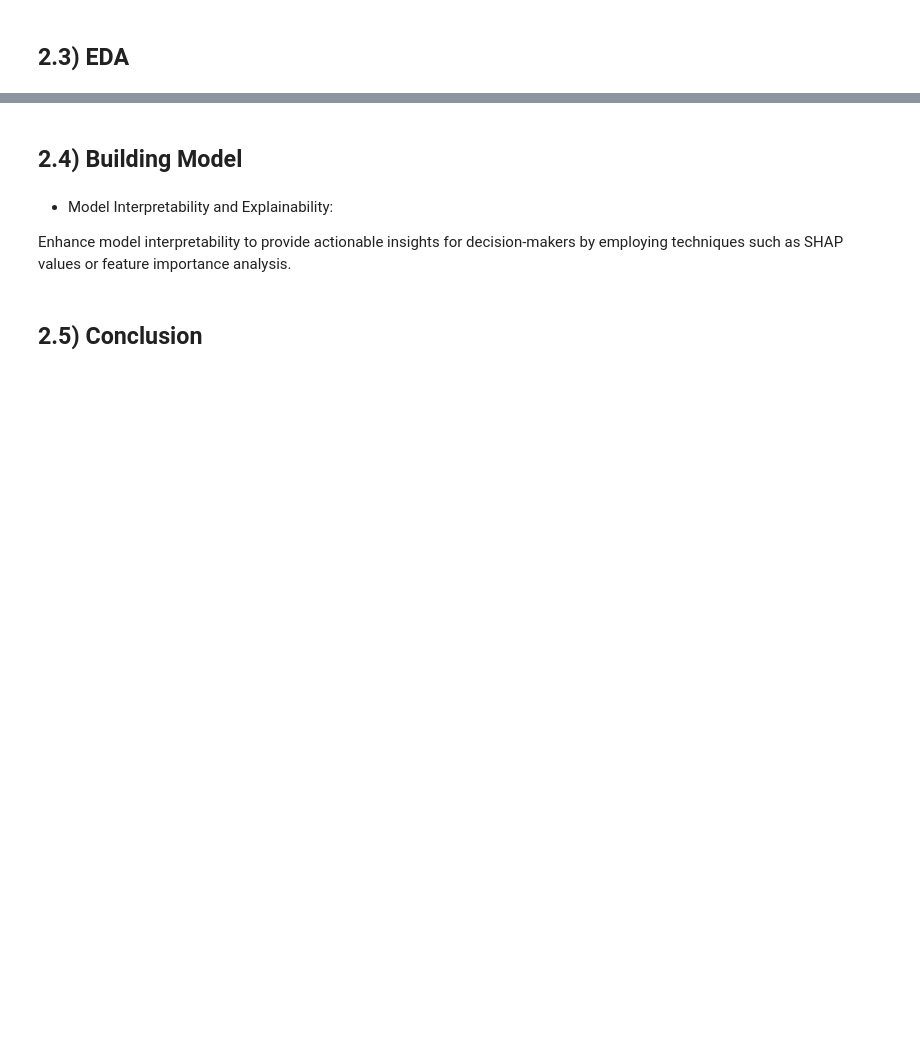
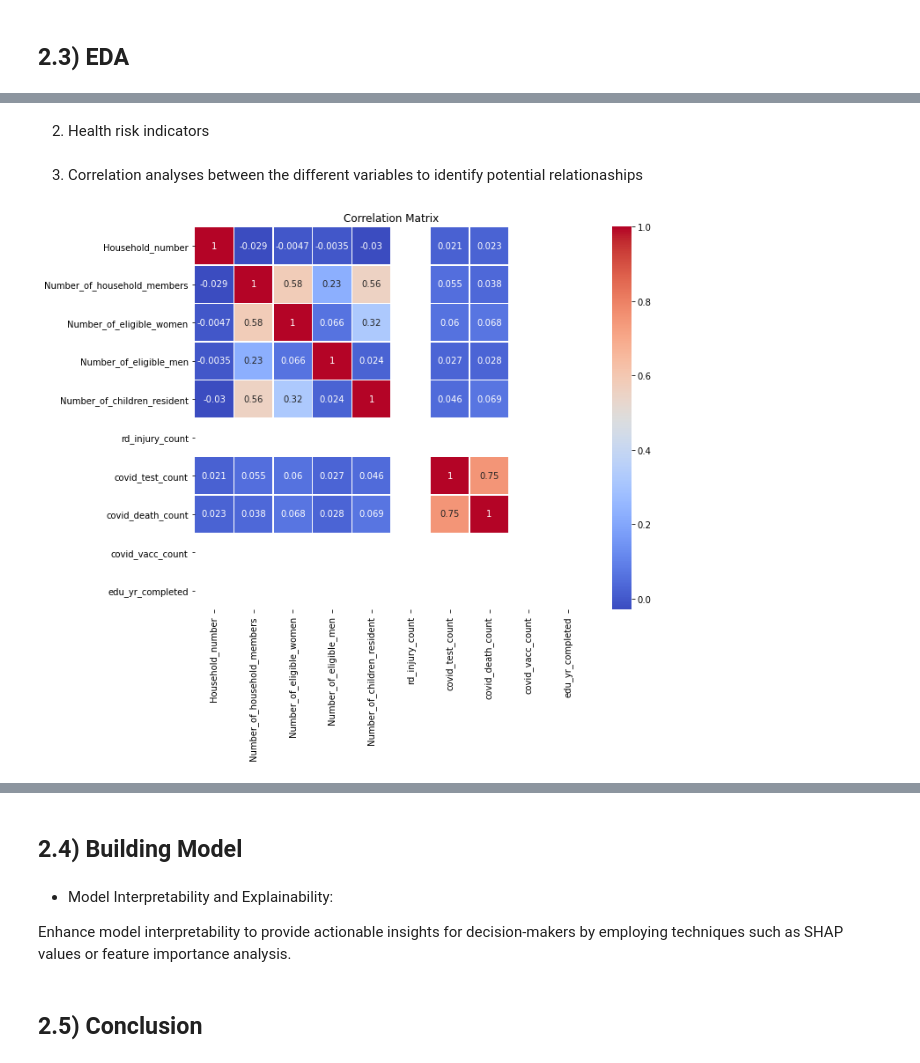
Before and after one commit to Dominic-Mu/dsc-phase-5-group-14-project, a Jupyter notebook: index.ipynb, the cells around one changed output, grey strips where cells are left out. Cells and saved outputs as stored; diff of their text form; code cells hidden in the pictures; blank space fills up the shorter version.

Commit message:
"Added the correlation eda matrixes"

```diff
--- a/index.ipynb
+++ b/index.ipynb
@@ -315,0 +355,21 @@ memory usage: 61.0+ MB
+# %% [markdown]
+2. Health risk indicators
+# %% [markdown]
+3. Correlation analyses between the different variables to identify potential relationaships
+# %%
+# Select relevant columns for correlation analysis
+selected_columns = ['Household_number','Number_of_household_members', 'Number_of_eligible_women','Number_of_eligible_men','Number_of_children_resident','rd_injury_count', 'covid_test_count', 'covid_death_count', 'covid_vacc_count', 'edu_yr_completed']
+
+# Create a subset DataFrame with selected columns
+correlation_df = df_cleaned[selected_columns]
+
+# Calculate the correlation matrix
+correlation_matrix = correlation_df.corr()
+
+# Plot the correlation matrix using a heatmap
+plt.figure(figsize=(10, 8))
+sns.heatmap(correlation_matrix, annot=True, cmap='coolwarm', linewidths=.5)
+plt.title('Correlation Matrix')
+plt.show()
+# %% [output]
+[figure, added]
```
Also changed, not shown: parts of 9 cells of this notebook, 2 other files.
